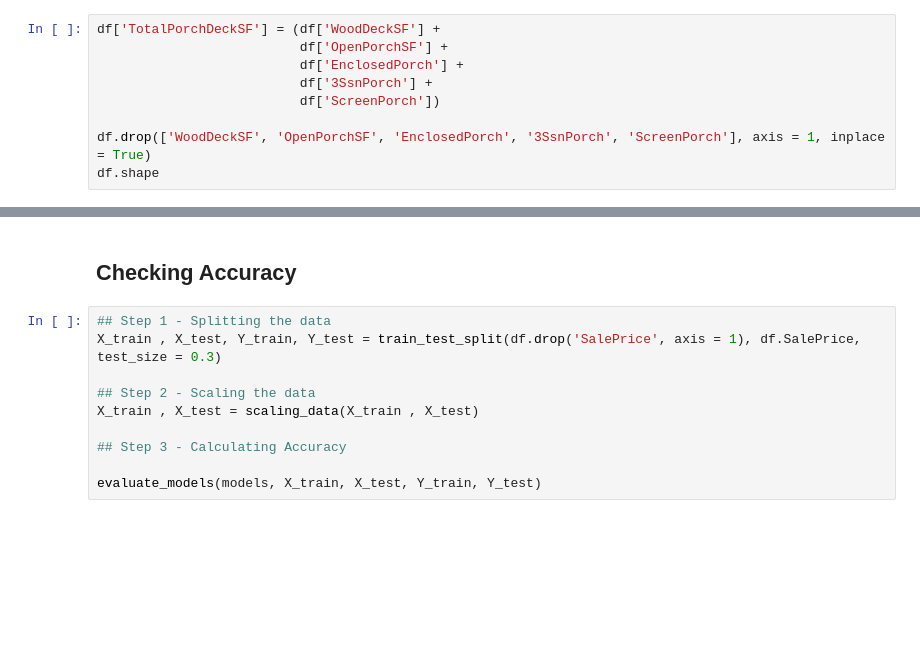
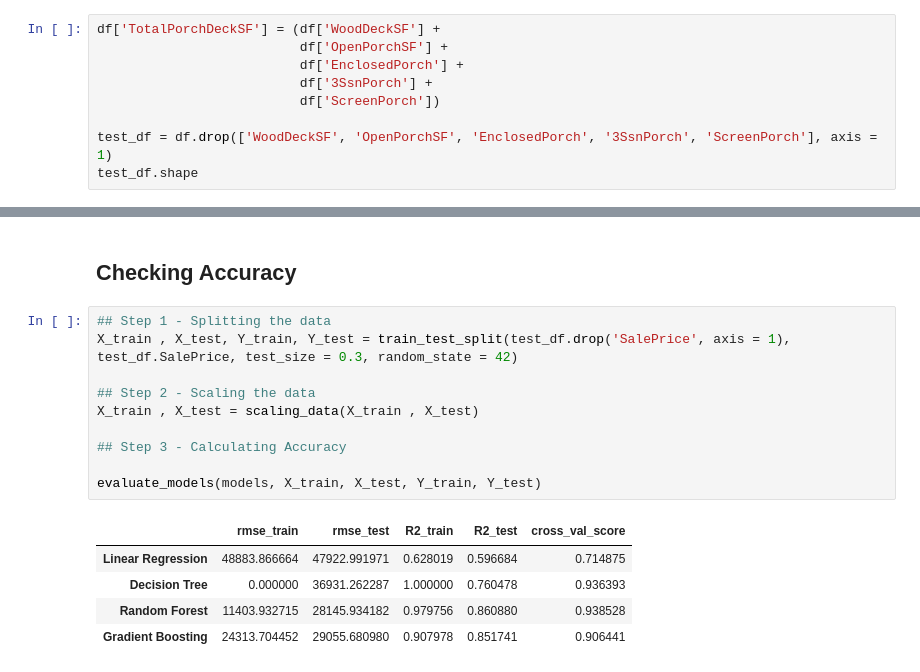
Before and after one commit to rahmankhan2241/House-Price-Prediction-Kaggle-Competition, a Jupyter notebook: Final_Model.ipynb, the cells around one changed output, grey strips where cells are left out. Saved outputs shown, nothing was run; the diff lists cells and outputs as text; blank space fills up the shorter version.

```diff
--- a/Final_Model.ipynb
+++ b/Final_Model.ipynb
@@ -764,19 +790,25 @@ df['TotalPorchDeckSF'] = (df['WoodDeckSF'] +
                           df['3SsnPorch'] +
                           df['ScreenPorch'])
 
-df.drop(['WoodDeckSF', 'OpenPorchSF', 'EnclosedPorch', '3SsnPorch', 'ScreenPorch'], axis = 1, inplace = True)
-df.shape
+test_df = df.drop(['WoodDeckSF', 'OpenPorchSF', 'EnclosedPorch', '3SsnPorch', 'ScreenPorch'], axis = 1)
+test_df.shape
 # %% [output]
 (2908, 144)
 # %% [markdown]
 ## Checking Accuracy
 # %%
 ## Step 1 - Splitting the data
-X_train , X_test, Y_train, Y_test = train_test_split(df.drop('SalePrice', axis = 1), df.SalePrice, test_size = 0.3)
+X_train , X_test, Y_train, Y_test = train_test_split(test_df.drop('SalePrice', axis = 1), test_df.SalePrice, test_size = 0.3, random_state = 42)
 
 ## Step 2 - Scaling the data
 X_train , X_test = scaling_data(X_train , X_test)
 
 ## Step 3 - Calculating Accuracy
 
 evaluate_models(models, X_train, X_test, Y_train, Y_test)
+# %% [output]
+|  | rmse_train | rmse_test | R2_train | R2_test | cross_val_score |
+| Linear Regression | 48883.866664 | 47922.991971 | 0.628019 | 0.596684 | 0.714875 |
+| Decision Tree | 0.000000 | 36931.262287 | 1.000000 | 0.760478 | 0.936393 |
+| Random Forest | 11403.932715 | 28145.934182 | 0.979756 | 0.860880 | 0.938528 |
+| Gradient Boosting | 24313.704452 | 29055.680980 | 0.907978 | 0.851741 | 0.906441 |
```
Also changed, not shown: parts of 18 cells of this notebook.
